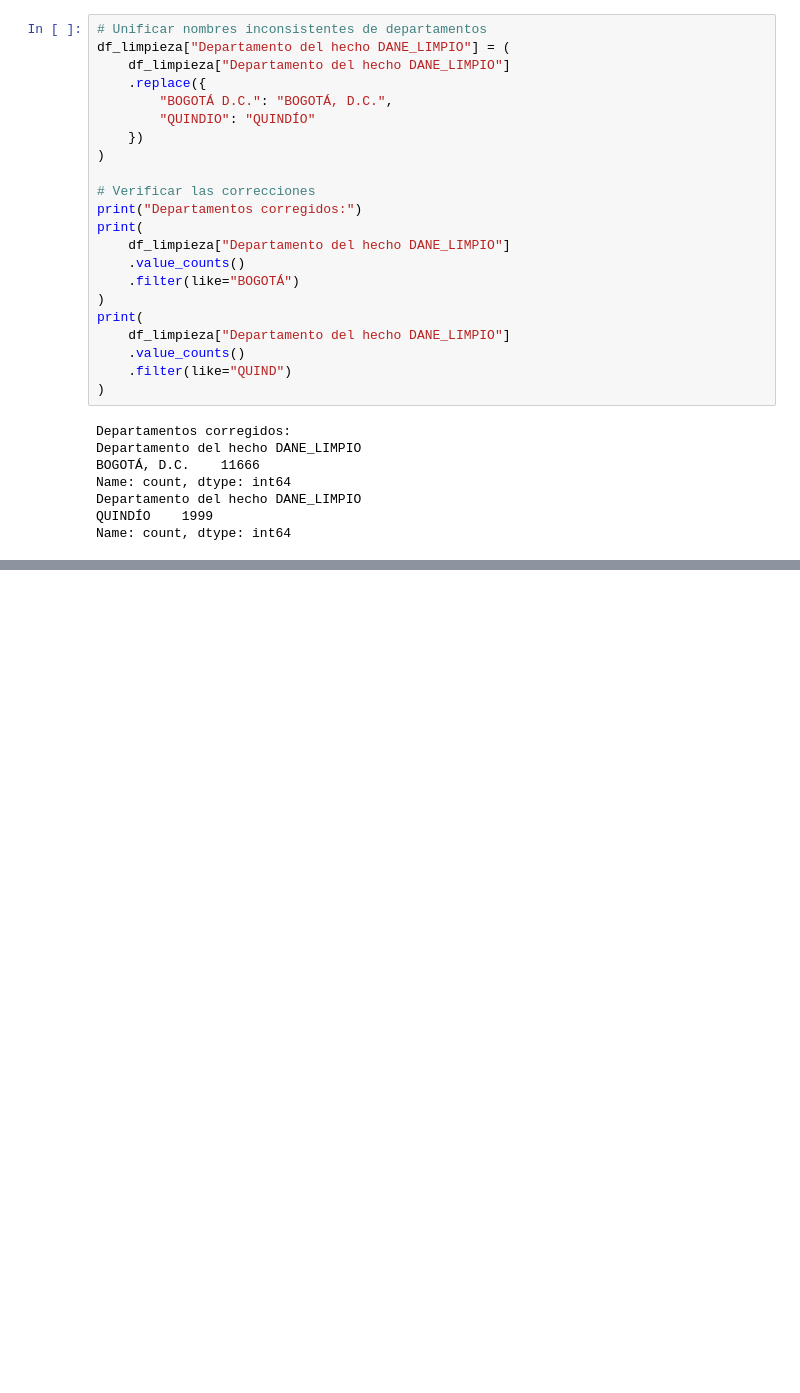
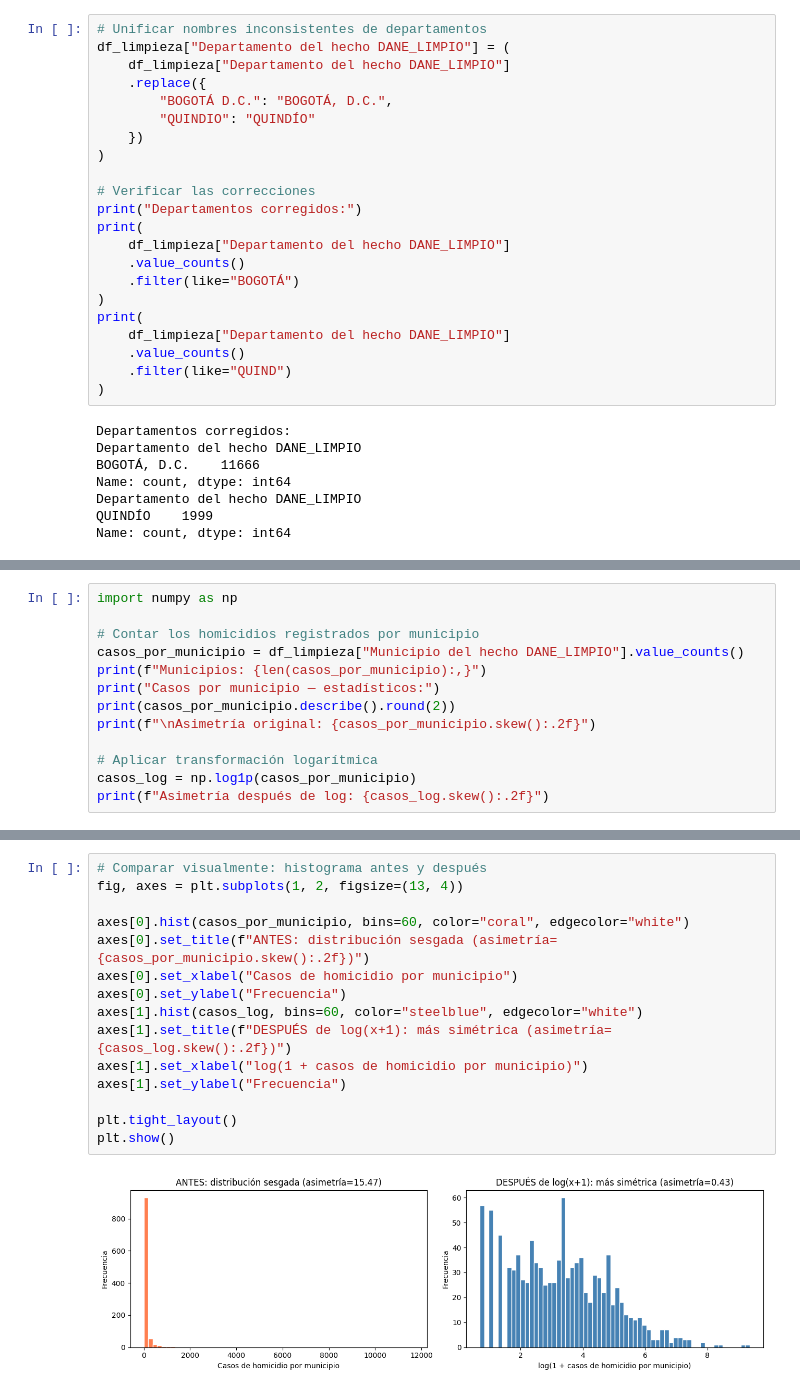
Before and after one commit to XEBAX10/PROYEC-1-CIencia_Datos, a Jupyter notebook: entrega/fase_b_limpieza.ipynb, the cells around one changed output, grey strips where cells are left out. Drawn from its saved outputs; the diff is of its cells as text; blank space fills up the shorter version.

Commit message:
Fase B: Limpieza y normalizacion de datos (puntos 4,6,7)

```diff
--- a/entrega/fase_b_limpieza.ipynb
+++ b/entrega/fase_b_limpieza.ipynb
@@ -555,0 +708,13 @@ Name: count, dtype: int64
+# %%
+import numpy as np
+
+# Contar los homicidios registrados por municipio
+casos_por_municipio = df_limpieza["Municipio del hecho DANE_LIMPIO"].value_counts()
+print(f"Municipios: {len(casos_por_municipio):,}")
+print("Casos por municipio — estadísticos:")
+print(casos_por_municipio.describe().round(2))
+print(f"\nAsimetría original: {casos_por_municipio.skew():.2f}")
+
+# Aplicar transformación logarítmica
+casos_log = np.log1p(casos_por_municipio)
+print(f"Asimetría después de log: {casos_log.skew():.2f}")
@@ -555,0 +736,17 @@ Name: count, dtype: int64
+# %%
+# Comparar visualmente: histograma antes y después
+fig, axes = plt.subplots(1, 2, figsize=(13, 4))
+
+axes[0].hist(casos_por_municipio, bins=60, color="coral", edgecolor="white")
+axes[0].set_title(f"ANTES: distribución sesgada (asimetría={casos_por_municipio.skew():.2f})")
+axes[0].set_xlabel("Casos de homicidio por municipio")
+axes[0].set_ylabel("Frecuencia")
+axes[1].hist(casos_log, bins=60, color="steelblue", edgecolor="white")
+axes[1].set_title(f"DESPUÉS de log(x+1): más simétrica (asimetría={casos_log.skew():.2f})")
+axes[1].set_xlabel("log(1 + casos de homicidio por municipio)")
+axes[1].set_ylabel("Frecuencia")
+
+plt.tight_layout()
+plt.show()
+# %% [output]
+[figure, added]
```
Also changed, not shown: parts of 10 cells of this notebook, 1 other file.
